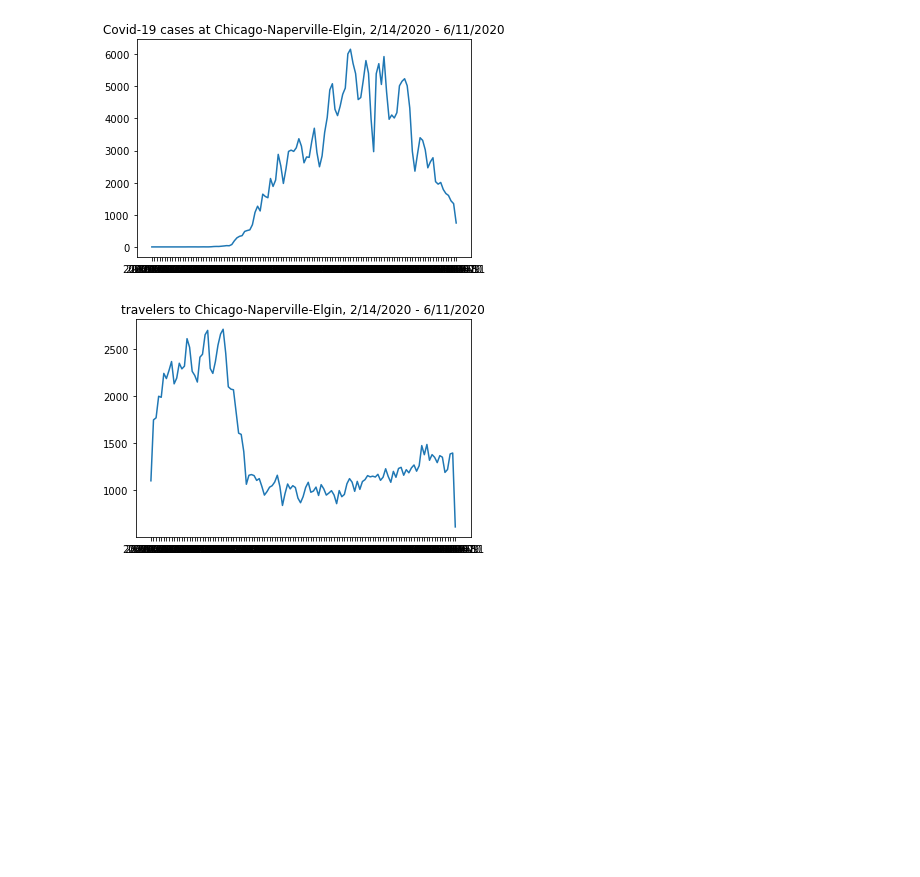
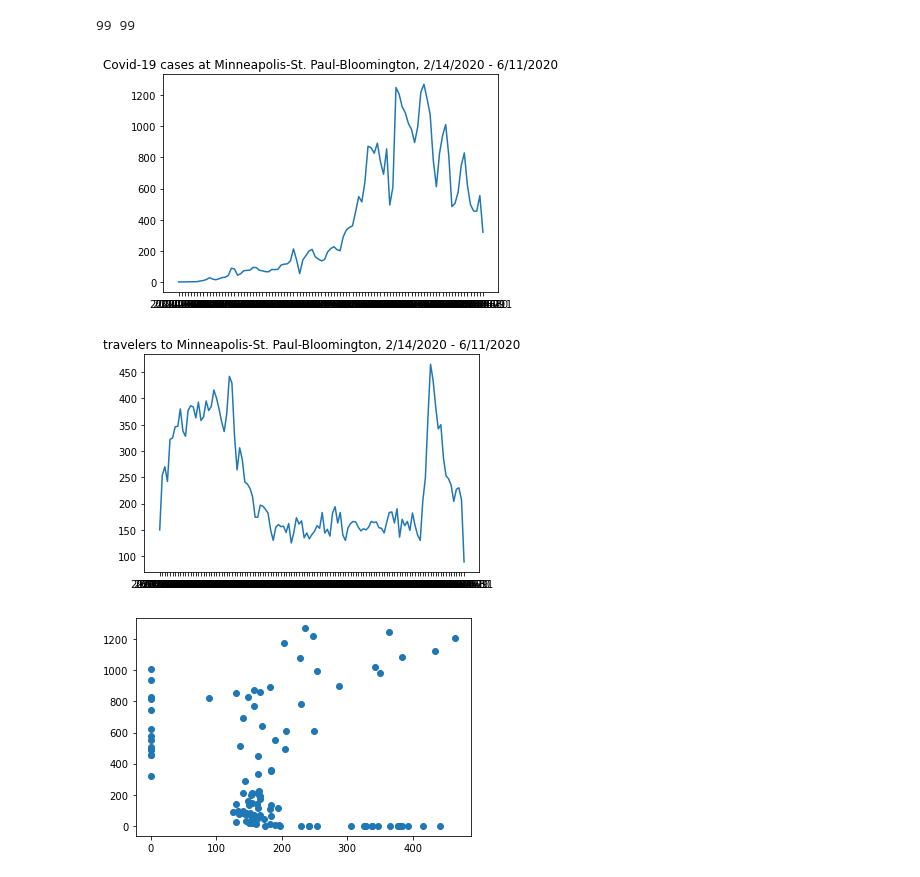
Before and after one commit to cybergis/Covid_MSA_code, a Jupyter notebook: model_prediction.ipynb, the cells around one changed output. Drawn from its saved outputs; the diff is of its cells as text; code cells hidden in the pictures; blank space fills up the shorter version.

```diff
--- a/model_prediction.ipynb
+++ b/model_prediction.ipynb
@@ -30,18 +30,21 @@ def simple_plot(input_MSA):
     if (len(list_travels) > len(list_cases)):
         for i in range(len(list_travels) - len(list_cases)):
             list_travels.pop(i)
-#     print(len(list_travels), len(list_cases))
-#     for i in range(14):
-#         list_cases.insert(i, 0)
-#     for i in range(14):
-#         list_travels.append(0)
 
-#     plt.figure(3)
-#     plt.scatter(list_travels, list_cases)
+    print(len(list_travels), len(list_cases))
+    for i in range(14):
+        list_cases.insert(i, 0)
+    for i in range(14):
+        list_travels.append(0)
+
+    plt.figure(3)
+    plt.scatter(list_travels, list_cases)
 # %%
 if __name__ == "__main__":
 
-    simple_plot('Chicago-Naperville-Elgin')
+    simple_plot('Minneapolis-St. Paul-Bloomington')
 # %% [output]
+99 99
-[figure, old version]
+[figure, new version]
-[figure, old version]
+[figure, new version]
+[figure, added]
```
Also changed, not shown: 6 other files.
